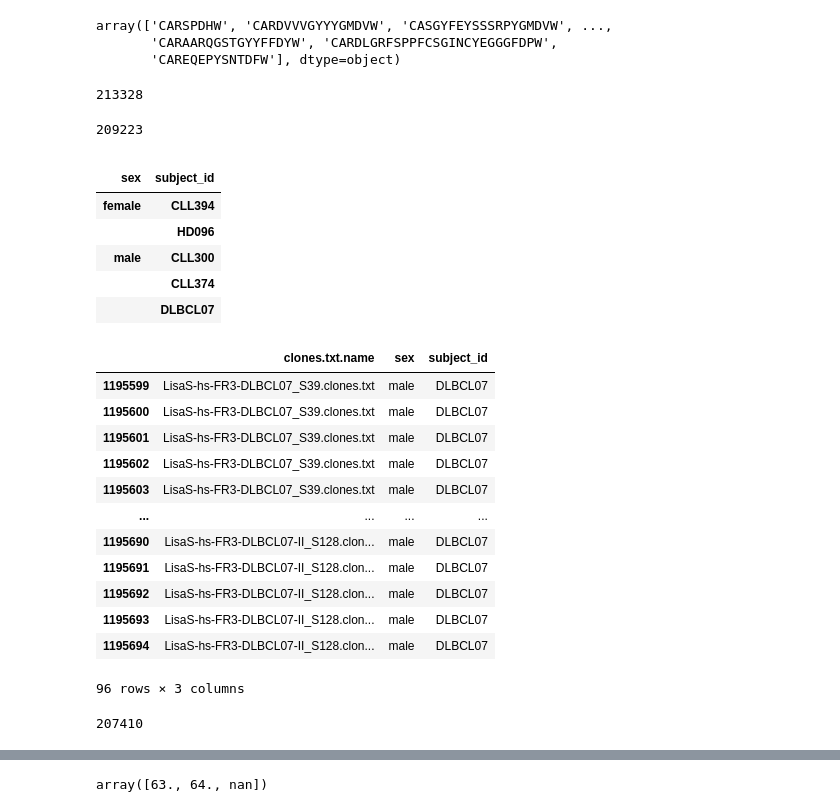
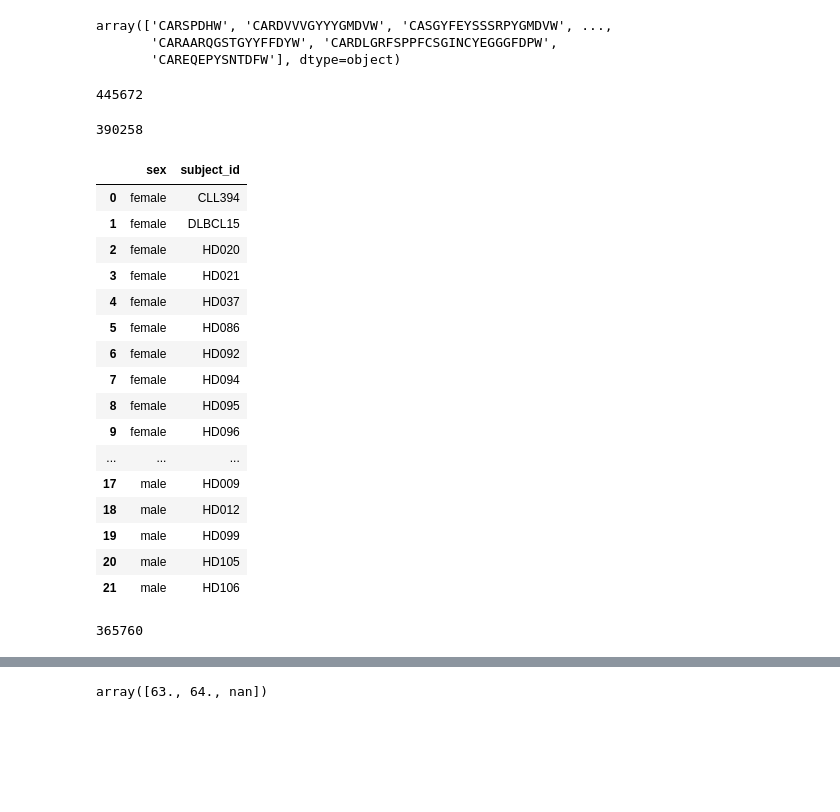
Before and after one commit to paulovic96/immusign, a Jupyter notebook: immusign_data_analysis.ipynb, the cells around one changed output, grey strips where cells are left out. Cells and saved outputs as stored; diff of their text form; code cells hidden in the pictures; blank space fills up the shorter version.

```diff
--- a/immusign_data_analysis.ipynb
+++ b/immusign_data_analysis.ipynb
@@ -168,7 +182,7 @@ Index(['Umi.count', 'Umi.proportion', 'Read.count', 'Read.proportion',
        'aaSeqImputedVDJRegion'],
       dtype='object')
 # %%
-df.drop(columns = ['Umi.count', 'Umi.proportion', 'Sum.UMIs', 'Min.UMIs', '1st Qu.UMIs',
+df2.drop(columns = ['Umi.count', 'Umi.proportion', 'Sum.UMIs', 'Min.UMIs', '1st Qu.UMIs',
        'Median.UMIs', 'Mean.UMIs', '3rd Qu.UMIs', 'Max.UMIs', 'nSeqCDR3'],inplace=True)
 # %%
 df["aaSeqCDR3"].unique()
@@ -177,48 +191,39 @@ array(['CARSPDHW', 'CARDVVVGYYYGMDVW', 'CASGYFEYSSSRPYGMDVW', ...,
        'CARAARQGSTGYYFFDYW', 'CARDLGRFSPPFCSGINCYEGGGFDPW',
        'CAREQEPYSNTDFW'], dtype=object)
 # %%
-df["Clonality"] = df["Clonality"].apply(lambda x: float(x.replace(",",".").replace("+","-")) if type(x) == str else float(x))
-df["twb.shannon"] = df["twb.shannon"].apply(lambda x: float(x.replace(",",".").replace("+","-")) if type(x) == str else float(x))
-df["twb.simp"] = df["twb.simp"].apply(lambda x: float(x.replace(",",".").replace("+","-")) if type(x) == str else float(x))
+df2["Clonality"] = df["Clonality"].apply(lambda x: float(x.replace(",",".").replace("+","-")) if type(x) == str else float(x))
+df2["twb.shannon"] = df["twb.shannon"].apply(lambda x: float(x.replace(",",".").replace("+","-")) if type(x) == str else float(x))
+df2["twb.simp"] = df["twb.simp"].apply(lambda x: float(x.replace(",",".").replace("+","-")) if type(x) == str else float(x))
 # %%
-df["age"] = df["age"].apply(lambda x: utils.tryconvert(x, np.nan, float))
+df2["age"] = df["age"].apply(lambda x: utils.tryconvert(x, np.nan, float))
 # %%
-np.sum(df["age"].isnull())
+np.sum(df2["age"].isnull())
 # %% [output]
-213328
+445672
 # %%
-np.sum(df["sex"].isnull())
+np.sum(df2["sex"].isnull())
 # %% [output]
-209223
+390258
 # %%
-unkown_sex_id = df[df["sex"].isnull()]["subject_id"].unique()
+unkown_sex_id = df2[df2["sex"].isnull()]["subject_id"].unique()
 # %%
-df[df.subject_id.isin(unkown_sex)][~df[df.subject_id.isin(unkown_sex)]["sex"].isnull()][["sex", "subject_id"]].groupby(["sex", "subject_id"]).first()
+found_sex_in_other_rows = df2[df2.subject_id.isin(unkown_sex_id)][~df2[df2.subject_id.isin(unkown_sex_id)]["sex"].isnull()][["sex", "subject_id"]].groupby(["sex", "subject_id"]).first().reset_index()
+found_sex_in_other_rows
 # %% [output]
-|  |  |
-| sex | subject_id |
-| female | CLL394 |
-|  | HD096 |
-| male | CLL300 |
-|  | CLL374 |
-|  | DLBCL07 |
+|  | sex | subject_id |
+| 0 | female | CLL394 |
+| 1 | female | DLBCL15 |
+| 2 | female | HD020 |
+| 3 | female | HD021 |
+| 4 | female | HD037 |
+| 5 | female | HD086 |
+| 6 | female | HD092 |
+| 7 | female | HD094 |
+| 8 | female | HD095 |
+| 9 | female | HD096 |
+| ... | ... | ... |
+| 17 | male | HD009 |
+| 18 | male | HD012 |
+| 19 | male | HD099 |
+| 20 | male | HD105 |
+| 21 | male | HD106 |
-# %%
-df[df.subject_id == "CLL394"][["clones.txt.name", "sex", "subject_id"]]
-df[df.subject_id == "HD096"][["clones.txt.name", "sex", "subject_id"]]
-df[df.subject_id == "CLL300"][["clones.txt.name", "sex", "subject_id"]]
-df[df.subject_id == "CLL374"][["clones.txt.name", "sex", "subject_id"]]
-df[df.subject_id == "DLBCL07"][["clones.txt.name", "sex", "subject_id"]]
-# %% [output]
-|  | clones.txt.name | sex | subject_id |
-| 1195599 | LisaS-hs-FR3-DLBCL07_S39.clones.txt | male | DLBCL07 |
-| 1195600 | LisaS-hs-FR3-DLBCL07_S39.clones.txt | male | DLBCL07 |
-| 1195601 | LisaS-hs-FR3-DLBCL07_S39.clones.txt | male | DLBCL07 |
-| 1195602 | LisaS-hs-FR3-DLBCL07_S39.clones.txt | male | DLBCL07 |
-| 1195603 | LisaS-hs-FR3-DLBCL07_S39.clones.txt | male | DLBCL07 |
-| ... | ... | ... | ... |
-| 1195690 | LisaS-hs-FR3-DLBCL07-II_S128.clon... | male | DLBCL07 |
-| 1195691 | LisaS-hs-FR3-DLBCL07-II_S128.clon... | male | DLBCL07 |
-| 1195692 | LisaS-hs-FR3-DLBCL07-II_S128.clon... | male | DLBCL07 |
-| 1195693 | LisaS-hs-FR3-DLBCL07-II_S128.clon... | male | DLBCL07 |
-| 1195694 | LisaS-hs-FR3-DLBCL07-II_S128.clon... | male | DLBCL07 |
-96 rows × 3 columns
@@ -231,5 +235,5 @@ df.loc[df.subject_id == "DLBCL07","sex"] = "male"
 # %%
-np.sum(df["sex"].isnull())
+np.sum(df2["sex"].isnull())
 # %% [output]
-207410
+365760
 # %%
```
Also changed, not shown: parts of 130 cells of this notebook.
